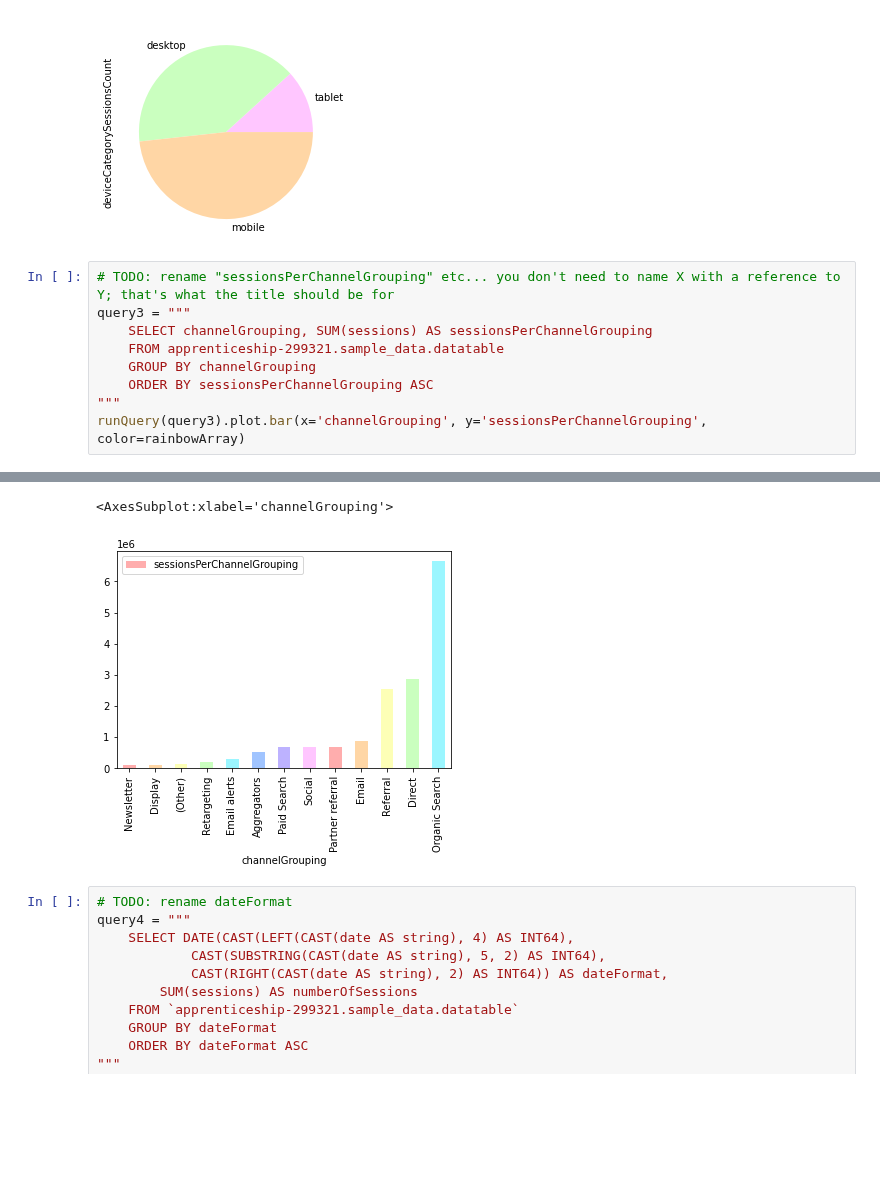
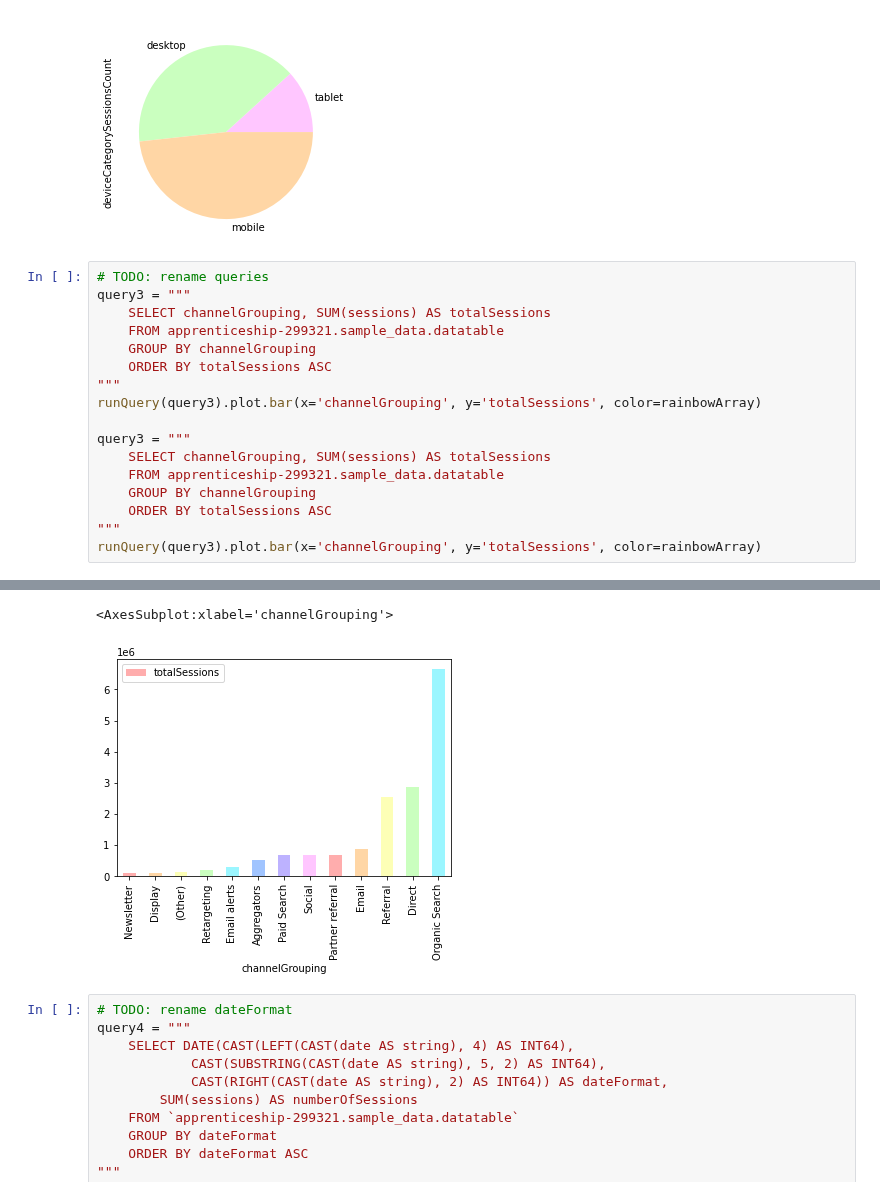
Before and after one commit to Coletterbox/More-BigQuery-with-Python, a Jupyter notebook: queriesWithGraphs3.ipynb, the cells around one changed output, grey strips where cells are left out. Saved outputs shown, nothing was run; the diff lists cells and outputs as text; blank space fills up the shorter version.

Commit message:
Rename totalSessions

```diff
--- a/queriesWithGraphs3.ipynb
+++ b/queriesWithGraphs3.ipynb
@@ -127,12 +127,20 @@ runQuery(query2).plot.pie(x='deviceCategory', y='deviceCategorySessionsCount', c
 <AxesSubplot:ylabel='deviceCategorySessionsCount'>
 [figure]
 # %%
-# TODO: rename "sessionsPerChannelGrouping" etc... you don't need to name X with a reference to Y; that's what the title should be for
+# TODO: rename queries
 query3 = """
-    SELECT channelGrouping, SUM(sessions) AS sessionsPerChannelGrouping
+    SELECT channelGrouping, SUM(sessions) AS totalSessions
     FROM apprenticeship-299321.sample_data.datatable
     GROUP BY channelGrouping
-    ORDER BY sessionsPerChannelGrouping ASC
+    ORDER BY totalSessions ASC
 """
-runQuery(query3).plot.bar(x='channelGrouping', y='sessionsPerChannelGrouping', color=rainbowArray)
+runQuery(query3).plot.bar(x='channelGrouping', y='totalSessions', color=rainbowArray)
+
+query3 = """
+    SELECT channelGrouping, SUM(sessions) AS totalSessions
+    FROM apprenticeship-299321.sample_data.datatable
+    GROUP BY channelGrouping
+    ORDER BY totalSessions ASC
+"""
+runQuery(query3).plot.bar(x='channelGrouping', y='totalSessions', color=rainbowArray)
 # %% [output]
@@ -153,5 +161,5 @@ runQuery(query3).plot.bar(x='channelGrouping', y='sessionsPerChannelGrouping', c
 <AxesSubplot:xlabel='channelGrouping'>
-[figure, old version]
+[figure, new version]
 # %%
 # TODO: rename dateFormat
 query4 = """
```
Also changed, not shown: parts of 1 cell of this notebook.
